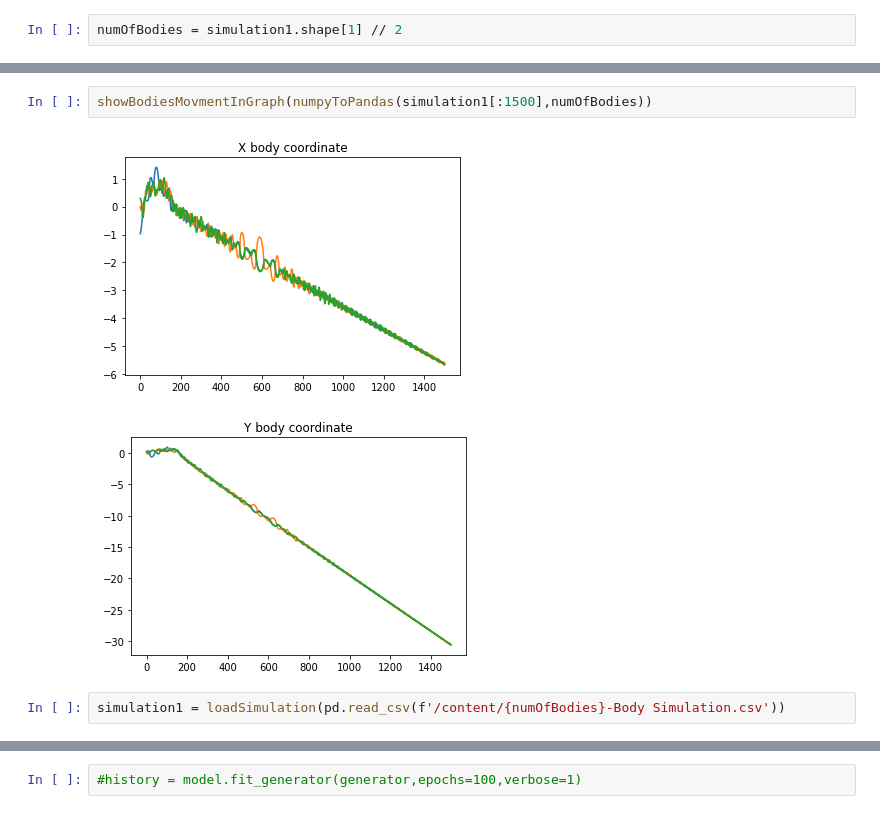
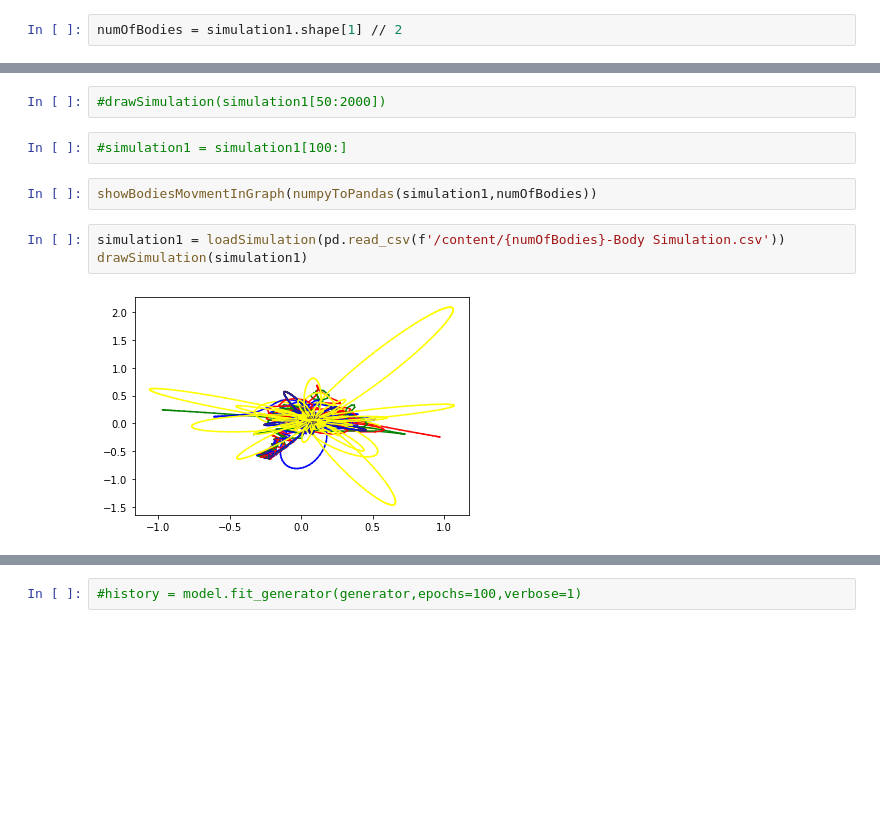
Before and after one commit to tuphr2234/ChaosPrediction, a Jupyter notebook: ThreeBodySimulation_(3).ipynb, the cells around one changed output, grey strips where cells are left out. Drawn from its saved outputs; the diff is of its cells as text; blank space fills up the shorter version.

```diff
--- a/ThreeBodySimulation_(3).ipynb
+++ b/ThreeBodySimulation_(3).ipynb
@@ -325,10 +345,14 @@ drawSimulation(simulation1[0:800])
+# %%
+#drawSimulation(simulation1[50:2000])
+# %%
+#simulation1 = simulation1[100:]
 # %%
-showBodiesMovmentInGraph(numpyToPandas(simulation1[:1500],numOfBodies))
+showBodiesMovmentInGraph(numpyToPandas(simulation1,numOfBodies))
-# %% [output]
-[figure, removed]
-[figure, removed]
 # %%
 simulation1 = loadSimulation(pd.read_csv(f'/content/{numOfBodies}-Body Simulation.csv'))
+drawSimulation(simulation1)
+# %% [output]
+[figure, added]
 # %%
 #from sklearn.preprocessing import MinMaxScaler
 from sklearn.preprocessing import StandardScaler
```
Also changed, not shown: parts of 36 cells of this notebook.
